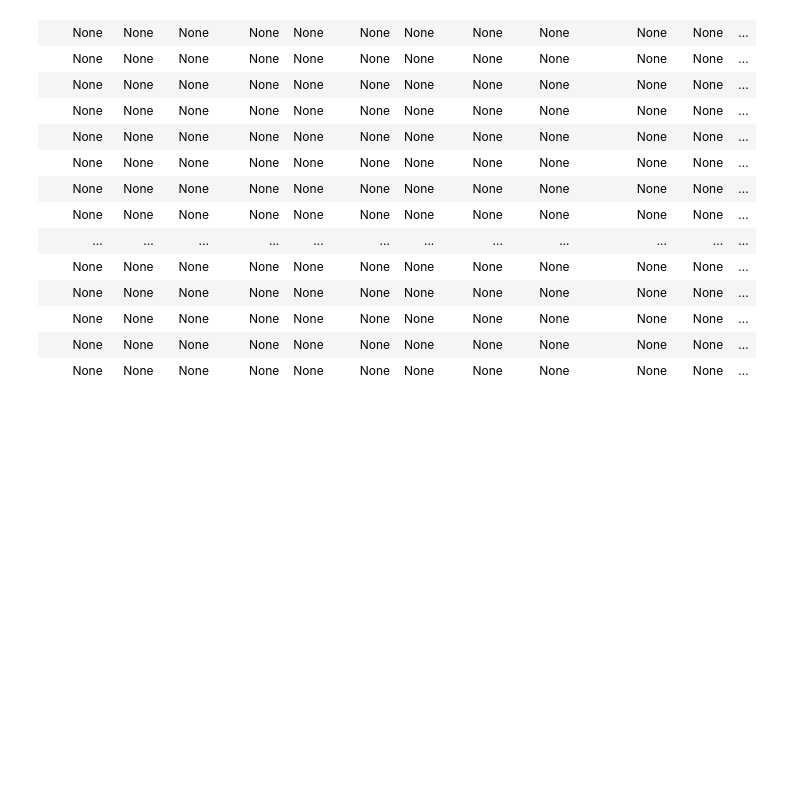
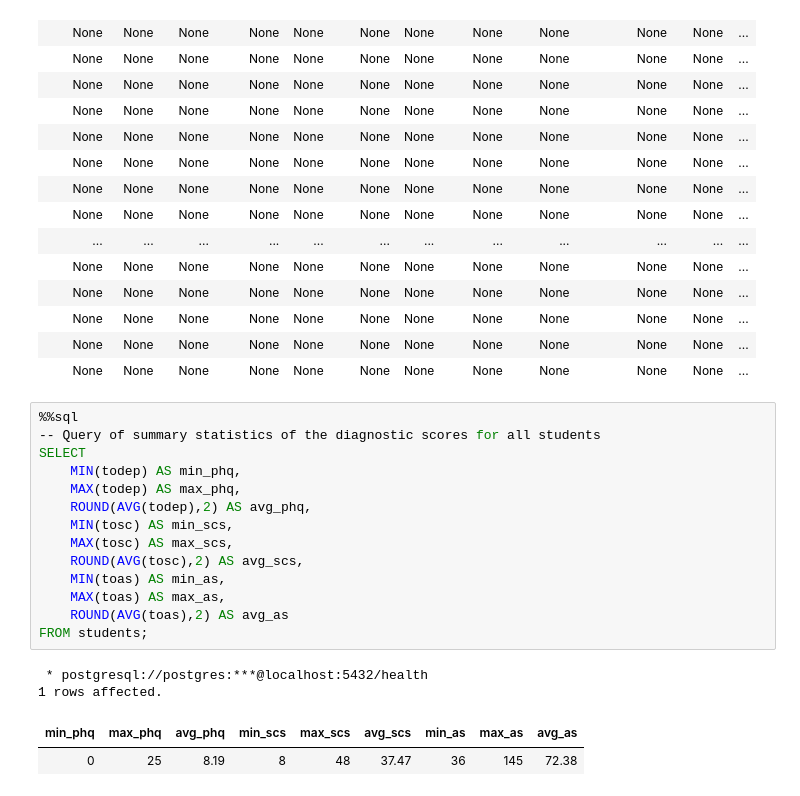
Before and after one commit to JeremyTallant/mental_health, a Jupyter notebook: student_health.ipynb, the cells around one changed output. Saved outputs shown, nothing was run; the diff lists cells and outputs as text; blank space fills up the shorter version.

Commit message:
calculating summary statistics for all students

```diff
--- a/student_health.ipynb
+++ b/student_health.ipynb
@@ -129,3 +129,22 @@ WHERE inter_dom IS NULL OR inter_dom = '';
 | None | None | None | None | None | None | None | None | None | None | None | ... |
 | None | None | None | None | None | None | None | None | None | None | None | ... |
 | None | None | None | None | None | None | None | None | None | None | None | ... |
+# %%
+%%sql
+-- Query of summary statistics of the diagnostic scores for all students
+SELECT
+	MIN(todep) AS min_phq,
+	MAX(todep) AS max_phq,
+	ROUND(AVG(todep),2) AS avg_phq,
+	MIN(tosc) AS min_scs,
+	MAX(tosc) AS max_scs,
+	ROUND(AVG(tosc),2) AS avg_scs,
+	MIN(toas) AS min_as,
+	MAX(toas) AS max_as,
+	ROUND(AVG(toas),2) AS avg_as
+FROM students;
+# %% [output]
+ * postgresql://postgres:***@localhost:5432/health
+1 rows affected.
+| min_phq | max_phq | avg_phq | min_scs | max_scs | avg_scs | min_as | max_as | avg_as |
+| 0 | 25 | 8.19 | 8 | 48 | 37.47 | 36 | 145 | 72.38 |
```
